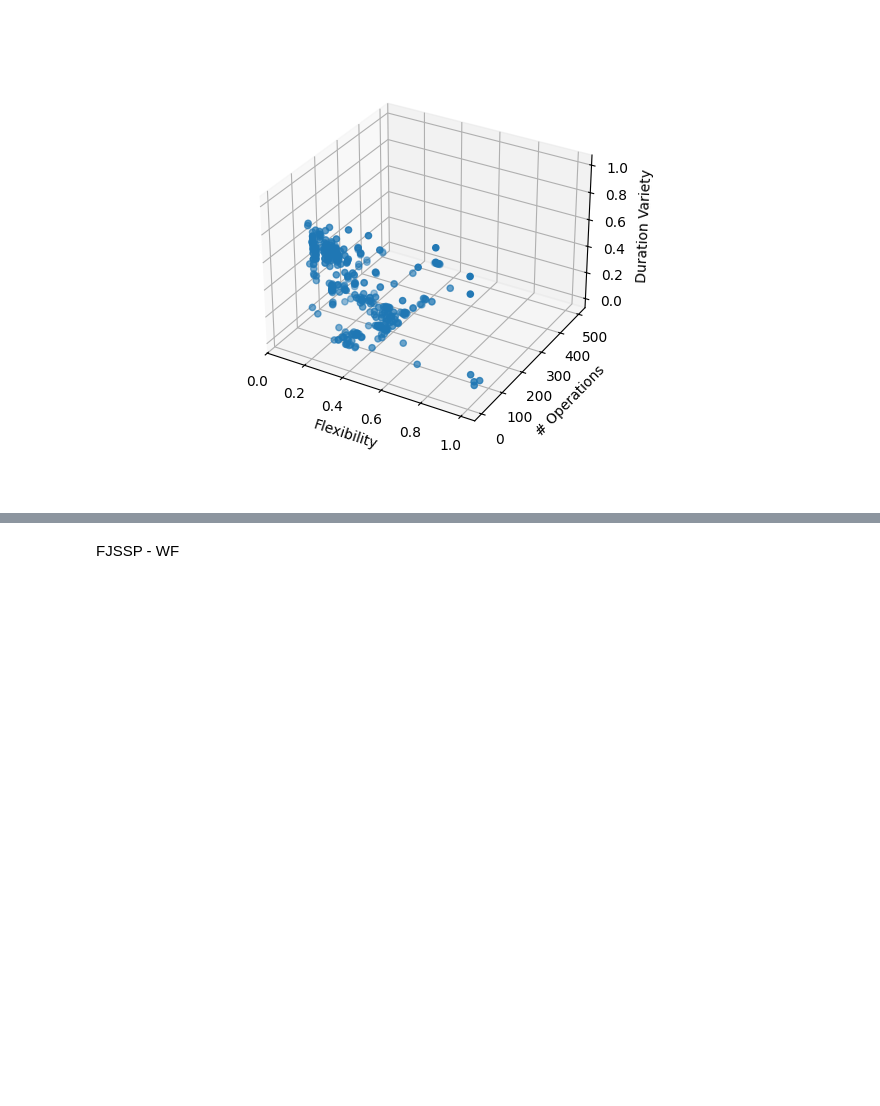
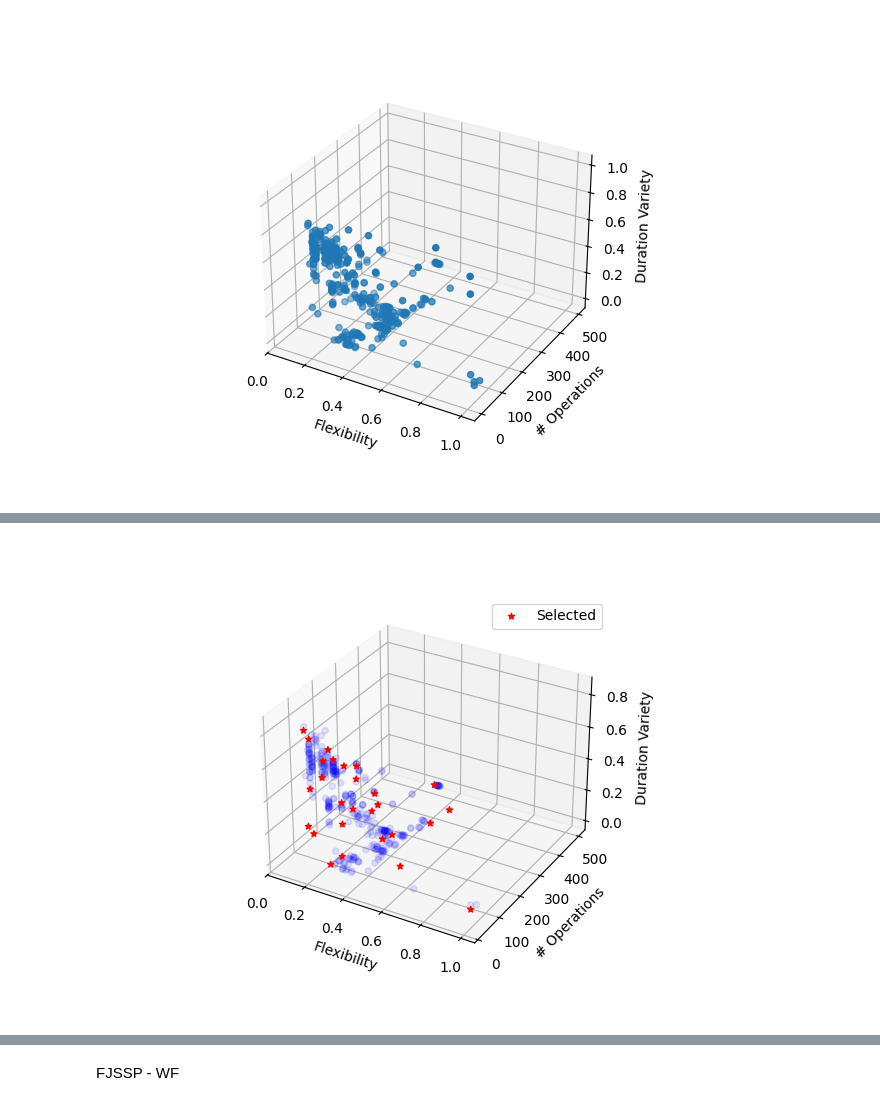
Before and after one commit to jrc-rodec/scheduling_model, a Jupyter notebook: code/analysis/benchmarkrewriter/select_benchmarks.ipynb, the cells around one changed output, grey strips where cells are left out. Cells and saved outputs as stored; diff of their text form; code cells hidden in the pictures; blank space fills up the shorter version.

Commit message:
benchmark selection

```diff
--- a/code/analysis/benchmarkrewriter/select_benchmarks.ipynb
+++ b/code/analysis/benchmarkrewriter/select_benchmarks.ipynb
@@ -117,11 +85,12 @@ scatter_3d(f, o, dv)
 # %% [output]
 [figure]
 # %%
-min_size = 10
+min_size = 20
 remove_keys = []
 for key in data.keys():
     if data[key]['n_operation'] < min_size:
         remove_keys.append(key)
+        print(key)
 for key in remove_keys:
     data.pop(key)
 print(f'Removed {len(remove_keys)} benchmarks')
@@ -302,16 +296,19 @@ def get_squared_distance_norm(data, category):
 # %%
-def find_balanced(data, category):
+def find_balanced(data, category, use_averages = True, use_max = True):
     result = []
+    averages = None if not use_averages else [get_average(data, c) for c in ['flexibility_rank', 'duration_variety_rank', 'operation_rank']]
+    maxes = None if not use_max else [max([data[x]['flexibility_rank'] for x in data]), max(data[x]['duration_variety_rank'] for x in data), max(data[x]['operation_rank'] for x in data)]
     for key in data:
         benchmark = data[key]
-        result.append([key, get_squared_distance(benchmark, category)])
+        result.append([key, get_squared_distance(benchmark, category, averages, maxes)])
     return sorted(result, key=lambda x: x[1])
 
 def find_balanced_norm(data, category):
     result = []
+    averages = [get_average_norm(data, c) for c in ['flexibility', 'duration_variety', 'n_operation']]
     for key in data:
         benchmark = data[key]
-        result.append([key, get_squared_distance_norm(benchmark, category)])
+        result.append([key, get_squared_distance_norm(benchmark, category, averages)])
     return sorted(result, key=lambda x: x[1])
 # %%
 categories = [
@@ -369,0 +386,28 @@ lll: ['HurinkEdata1.fjs', 43145.0]
+# %%
+selected_names = []
+doubles = 0
+i = 0
+for result, category in both:
+    #print(f'{category}: {result}')
+    replaced = False
+    if result[0] in selected_names:
+        # select different one
+        a = 1
+        b = 1
+        j = selected_names.index(result[0])
+        while not replaced:
+            if results[i][a][1] - results[i][a-1][1] < results[j][b][1] - results[j][b-1][1]:
+                replaced = True
+                selected_names.append(results[i][a][0])
+            elif results[i][a][1] - results[i][a-1][1] > results[j][b][1] - results[j][b-1][1]:
+                replaced = True
+                selected_names.append(results[i][b][0])
+            a+=1
+            b+=1
+    if not replaced:
+        if result[0] in selected_names:
+            doubles += 1
+        selected_names.append(result[0])
+    i+=1
+    print(f'{category}: {selected_names[-1]}')
+print(f'{doubles} benchmarks occur more than once')
@@ -369,0 +432,4 @@ lll: ['HurinkEdata1.fjs', 43145.0]
+# %%
+scatter_3d_highlight(data, selected_names)
+# %% [output]
+[figure, added]
```
Also changed, not shown: parts of 16 cells of this notebook, 1 other file.
